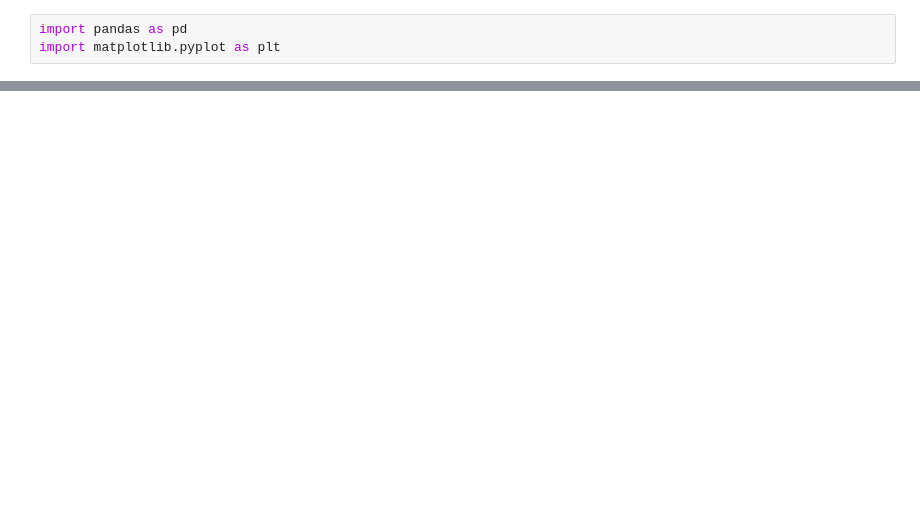
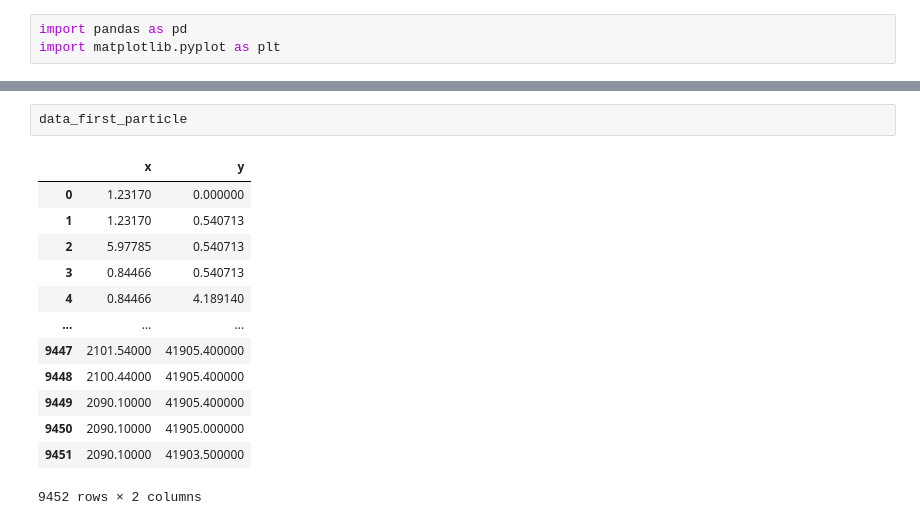
Before and after one commit to Mis-prog/matmod-8sem, a Jupyter notebook: lab1/misha/report/result.ipynb, the cells around one changed output, grey strips where cells are left out. Saved outputs shown, nothing was run; the diff lists cells and outputs as text; blank space fills up the shorter version.

```diff
--- a/lab1/misha/report/result.ipynb
+++ b/lab1/misha/report/result.ipynb
@@ -26,0 +29,16 @@ plt.plot(data['<ΔR^2>'])
+# %%
+data_first_particle
+# %% [output]
+|  | x | y |
+| 0 | 1.23170 | 0.000000 |
+| 1 | 1.23170 | 0.540713 |
+| 2 | 5.97785 | 0.540713 |
+| 3 | 0.84466 | 0.540713 |
+| 4 | 0.84466 | 4.189140 |
+| ... | ... | ... |
+| 9447 | 2101.54000 | 41905.400000 |
+| 9448 | 2100.44000 | 41905.400000 |
+| 9449 | 2090.10000 | 41905.400000 |
+| 9450 | 2090.10000 | 41905.000000 |
+| 9451 | 2090.10000 | 41903.500000 |
+9452 rows × 2 columns
```
Also changed, not shown: parts of 6 cells of this notebook, 6 other files.
